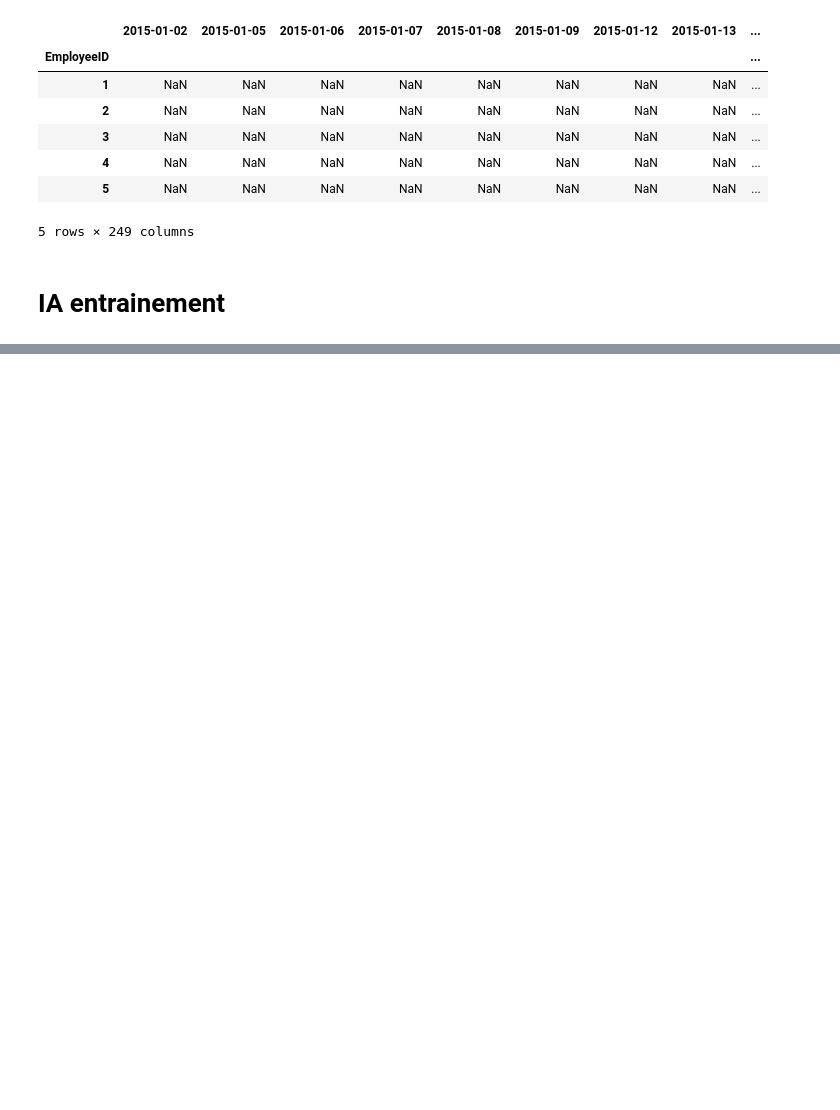
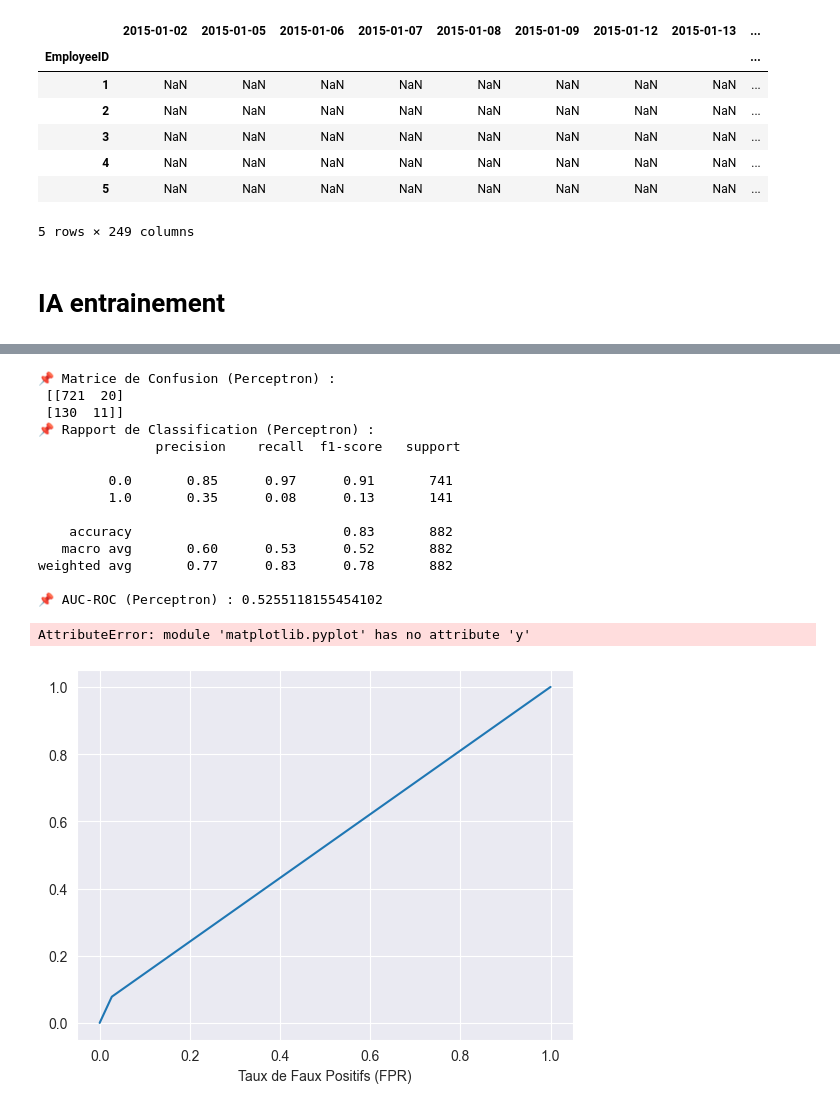
Before and after one commit to R-Florent/Bloc-Intelligence-Artificielle-CESI, a Jupyter notebook: Projet.ipynb, the cells around one changed output, grey strips where cells are left out. Drawn from its saved outputs; the diff is of its cells as text; code cells hidden in the pictures; blank space fills up the shorter version.

```diff
--- a/Projet.ipynb
+++ b/Projet.ipynb
@@ -466,0 +559,46 @@ df_merge = pd.merge(data_employer)
+# %%
+
+
+# 🔹 Initialisation du modèle Perceptron
+perceptron = Perceptron(max_iter=1000, tol=1e-3, random_state=42)
+
+# 🔹 Entraînement du modèle
+perceptron.fit(X_train, y_train)
+
+# 🔹 Prédictions
+y_pred_perceptron = perceptron.predict(X_test)
+
+# 🔹 Matrice de confusion
+conf_matrix_perceptron = confusion_matrix(y_test, y_pred_perceptron)
+print("📌 Matrice de Confusion (Perceptron) :\n", conf_matrix_perceptron)
+
+# 🔹 Rapport de classification
+class_report_perceptron = classification_report(y_test, y_pred_perceptron)
+print("📌 Rapport de Classification (Perceptron) :\n", class_report_perceptron)
+
+# 🔹 AUC-ROC
+roc_auc_perceptron = roc_auc_score(y_test, y_pred_perceptron)
+print("📌 AUC-ROC (Perceptron) :", roc_auc_perceptron)
+
+# 🔹 Courbe ROC
+fpr_perceptron, tpr_perceptron, thresholds_perceptron = roc_curve(y_test, y_pred_perceptron)
+plt.plot(fpr_perceptron, tpr_perceptron, label="Perceptron")
+plt.xlabel("Taux de Faux Positifs (FPR)")
+plt.y
+# %% [output]
+📌 Matrice de Confusion (Perceptron) :
+ [[721  20]
+ [130  11]]
+📌 Rapport de Classification (Perceptron) :
+               precision    recall  f1-score   support
+
+         0.0       0.85      0.97      0.91       741
+         1.0       0.35      0.08      0.13       141
+
+    accuracy                           0.83       882
+   macro avg       0.60      0.53      0.52       882
+weighted avg       0.77      0.83      0.78       882
+
+📌 AUC-ROC (Perceptron) : 0.5255118155454102
+AttributeError: module 'matplotlib.pyplot' has no attribute 'y'
+[figure, added]
```
Also changed, not shown: parts of 18 cells of this notebook, 1 other file.
